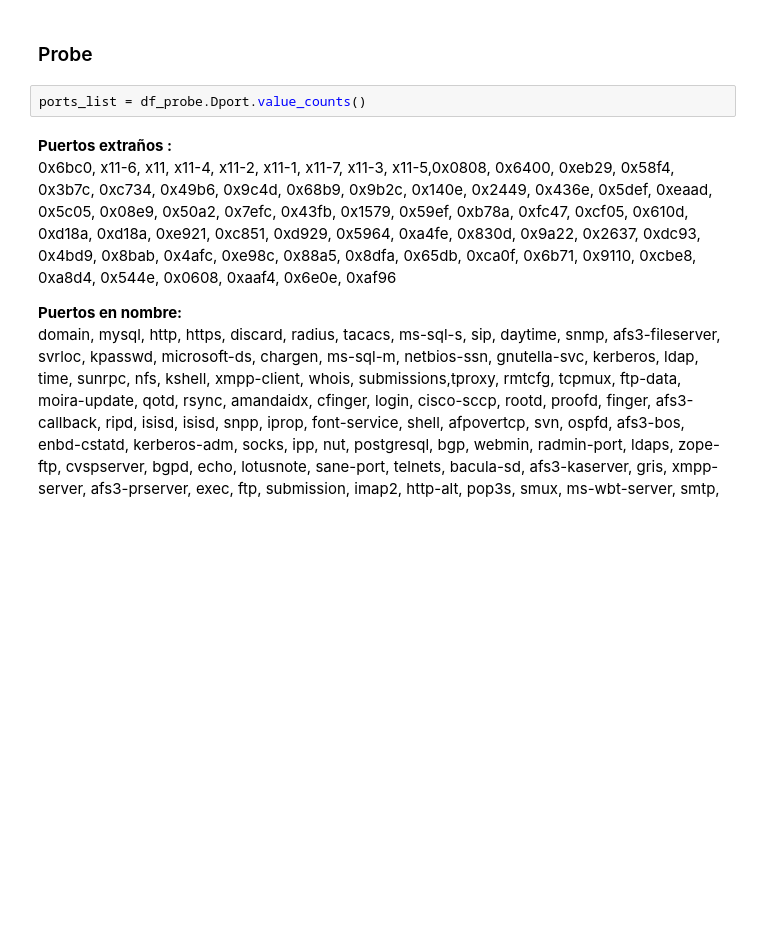
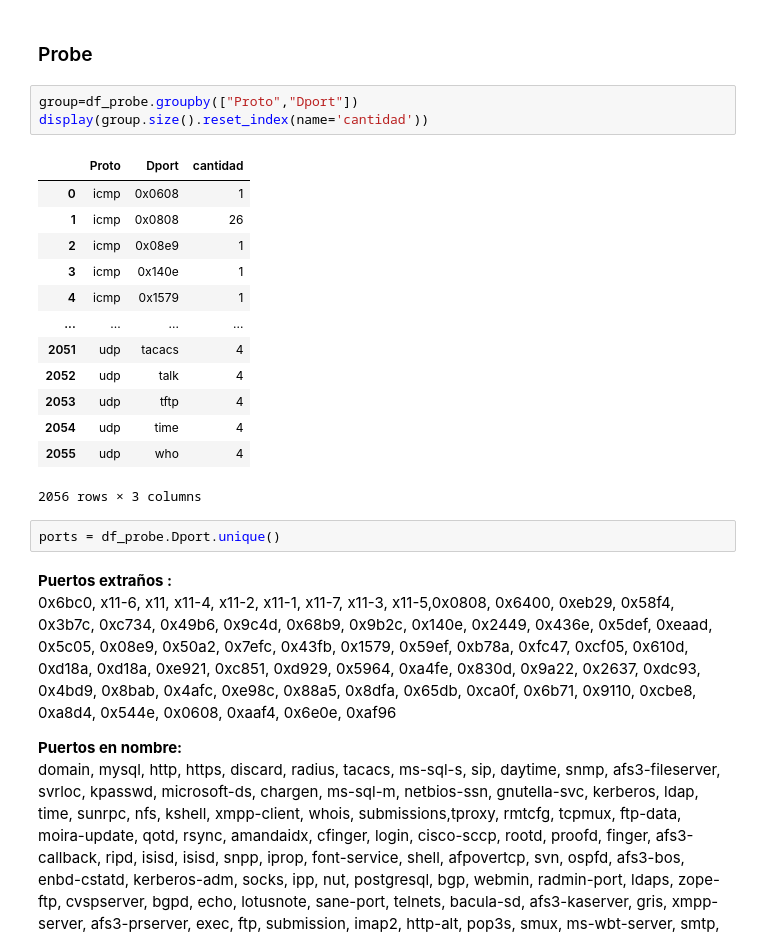
Before and after one commit to soyMA05/Clasiffication_TrafficSDN2, a Jupyter notebook: Fase2/preprocesamiento_limpieza.ipynb, the cells around one changed output. Drawn from its saved outputs; the diff is of its cells as text; blank space fills up the shorter version.

```diff
--- a/Fase2/preprocesamiento_limpieza.ipynb
+++ b/Fase2/preprocesamiento_limpieza.ipynb
@@ -621,8 +621,25 @@ telnet             1
 Name: Dport, dtype: int64
 # %% [markdown]
 ### Probe
+# %%
+group=df_probe.groupby(["Proto","Dport"])
+display(group.size().reset_index(name='cantidad'))
+# %% [output]
+|  | Proto | Dport | cantidad |
+| 0 | icmp | 0x0608 | 1 |
+| 1 | icmp | 0x0808 | 26 |
+| 2 | icmp | 0x08e9 | 1 |
+| 3 | icmp | 0x140e | 1 |
+| 4 | icmp | 0x1579 | 1 |
+| ... | ... | ... | ... |
+| 2051 | udp | tacacs | 4 |
+| 2052 | udp | talk | 4 |
+| 2053 | udp | tftp | 4 |
+| 2054 | udp | time | 4 |
+| 2055 | udp | who | 4 |
+2056 rows × 3 columns
 # %%
-ports_list = df_probe.Dport.value_counts()
+ports = df_probe.Dport.unique()
 # %% [markdown]
 **Puertos extraños :** <br>
 0x6bc0, x11-6, x11, x11-4, x11-2, x11-1, x11-7, x11-3, x11-5,0x0808, 0x6400, 0xeb29, 0x58f4, 0x3b7c, 0xc734, 0x49b6, 0x9c4d, 0x68b9, 0x9b2c, 0x140e, 0x2449, 0x436e, 0x5def, 0xeaad, 0x5c05, 0x08e9, 0x50a2, 0x7efc, 0x43fb, 0x1579, 0x59ef, 0xb78a, 0xfc47, 0xcf05, 0x610d, 0xd18a, 0xd18a, 0xe921, 0xc851, 0xd929, 0x5964, 0xa4fe, 0x830d, 0x9a22, 0x2637, 0xdc93, 0x4bd9, 0x8bab, 0x4afc, 0xe98c, 0x88a5, 0x8dfa, 0x65db, 0xca0f, 0x6b71, 0x9110, 0xcbe8, 0xa8d4, 0x544e, 0x0608, 0xaaf4, 0x6e0e, 0xaf96
```
Also changed, not shown: parts of 4 cells of this notebook, 1 other file.
